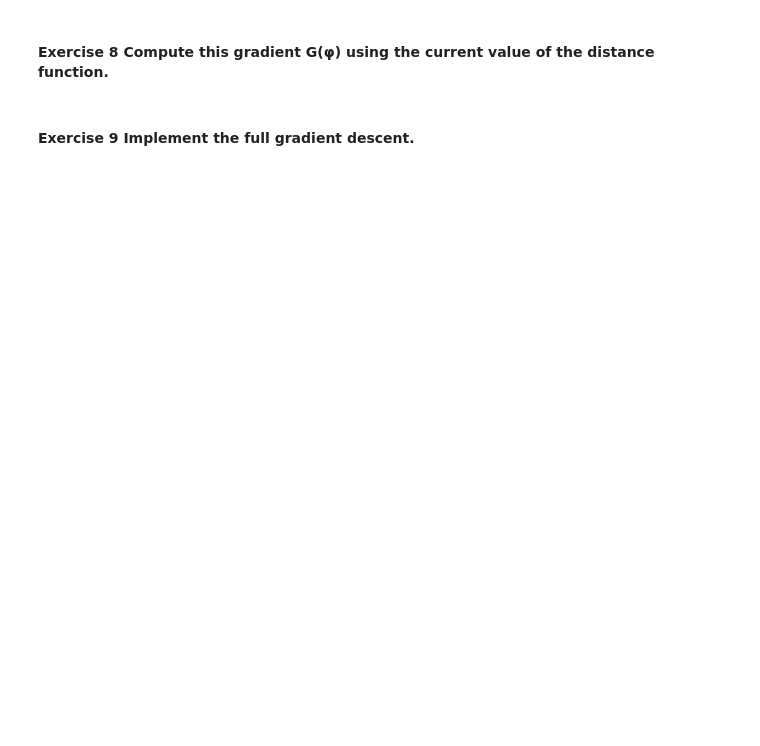
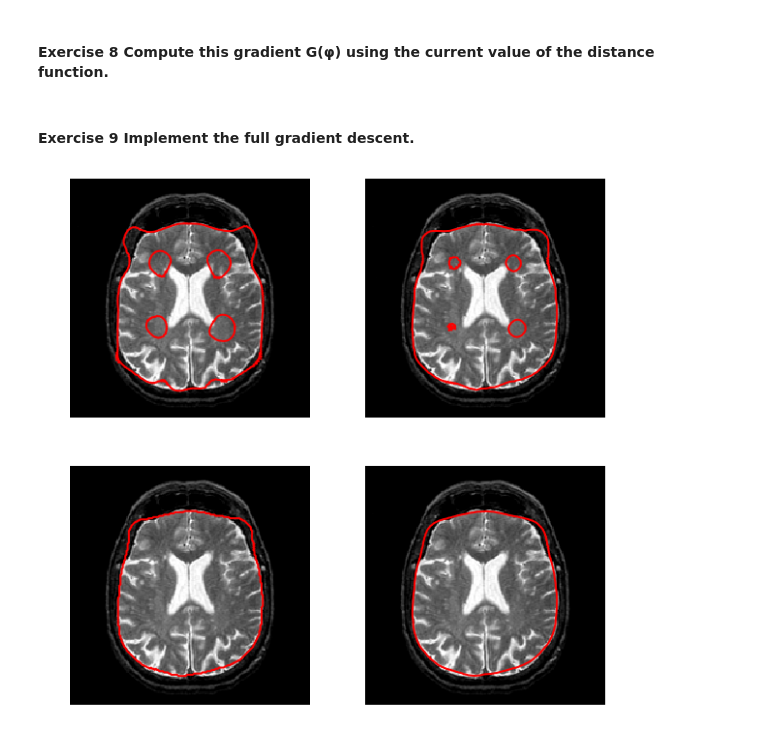
Before and after one commit to MargotSirdey/Mini_Projet_Active_Contours, a Jupyter notebook: machine_learning_level_sets.ipynb, the cells around one changed output. Saved outputs shown, nothing was run; the diff lists cells and outputs as text; code cells hidden in the pictures; blank space fills up the shorter version.

```diff
--- a/machine_learning_level_sets.ipynb
+++ b/machine_learning_level_sets.ipynb
@@ -303,29 +313,33 @@ phi = np.copy(phi0)
 #### Exercise 8 Compute this gradient G(φ) using the current value of the distance function.
 # %%
 gD = grad(phi,order = 2)
-d = np.maximum(eps, sqrt(sum(gD.^2,3)))
+d = np.maximum(eps * np.ones([n,n]), np.sqrt(np.sum(gD**2,2)))
 g = gD/np.repeat(d[:,:,np.newaxis], 2, 2)
 #gradient
-G = d * div( g,order=2) - lambd*(f0-c1)^2 + lambd*(f0-c2)^2;
+G = d * div( g[:,:,0],g[:,:,1],order=2) - lambd*(f0-c1)**2 + lambd*(f0-c2)**2;
 # %%
 phi = phi + tau*G
 # %% [markdown]
 #### Exercise 9 Implement the full gradient descent.
 # %%
+plt.figure(figsize=(10,10))
+
 #intialisation
-phi = phi0
+phi = np.copy(phi0)
 
 k = 0
 plt.clf
 for i in range(1,niter+1):
     gD = grad(phi,order=2)
-    d = max(eps, sqrt(sum(gD.^2,3)) )
+    d = np.maximum(eps*np.ones([n,n]), np.sqrt(np.sum(gD**2,2)) )
     g = gD/np.repeat(d[:,:,np.newaxis], 2, 2)
-    G = d .* div( g,options ) - lambd*(f0-c1)^2 + lambd*(f0-c2)^2
+    G = d * div(g[:,:,0],g[:,:,1],order=2 ) - lambd*(f0-c1)**2 + lambd*(f0-c2)**2
     phi = phi + tau*G
     if i%30==0 :
         phi = perform_redistancing(phi)
-    if i % floor(niter/4)==0 :
+    if i % int(niter/4)==0 :
         k = k+1
-        plt.ubplot(2,2,k)
+        plt.subplot(2,2,k)
         plot_levelset(phi,0,f0)
+# %% [output]
+[figure, added]
```
Also changed, not shown: parts of 5 cells of this notebook.
